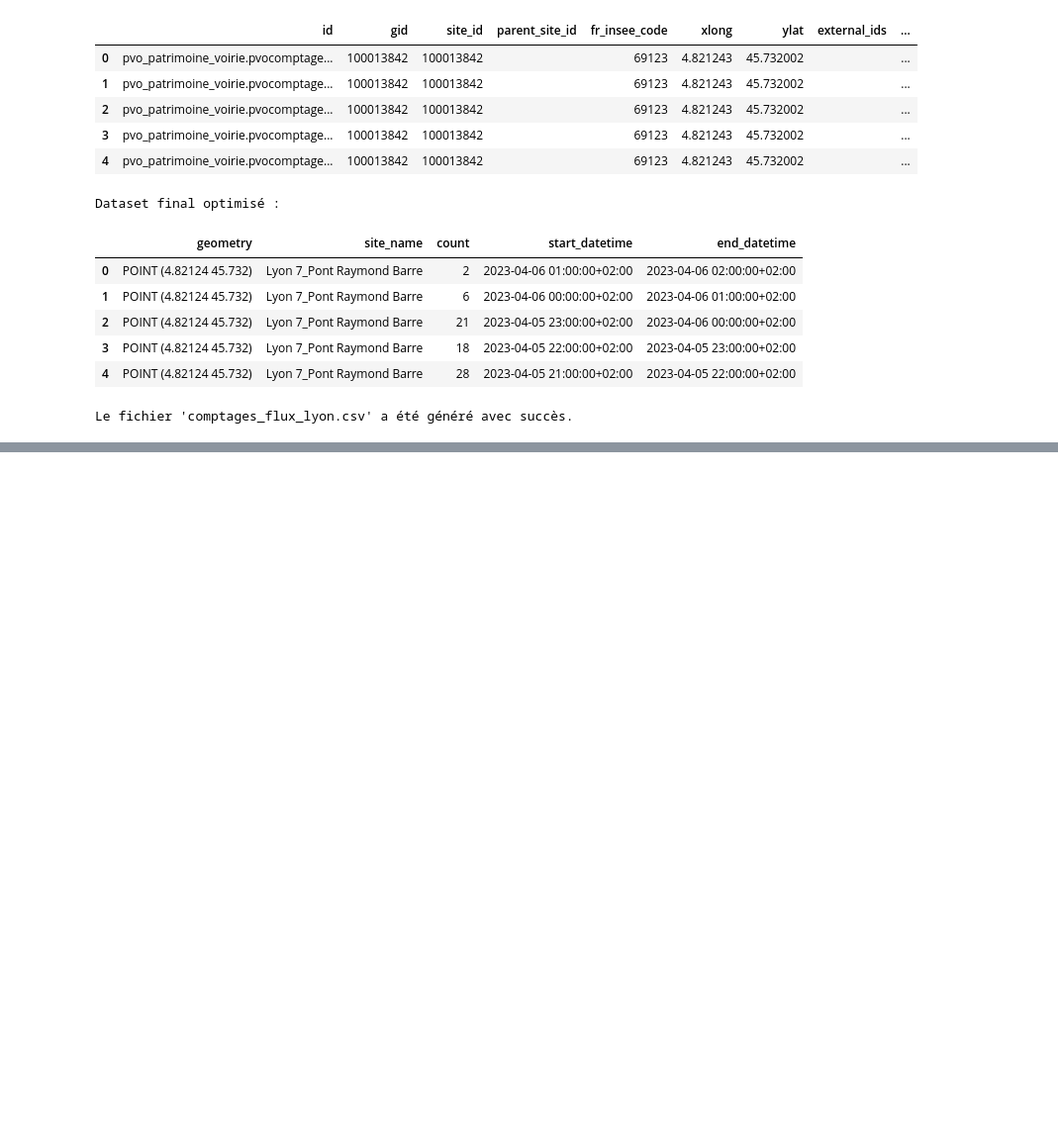
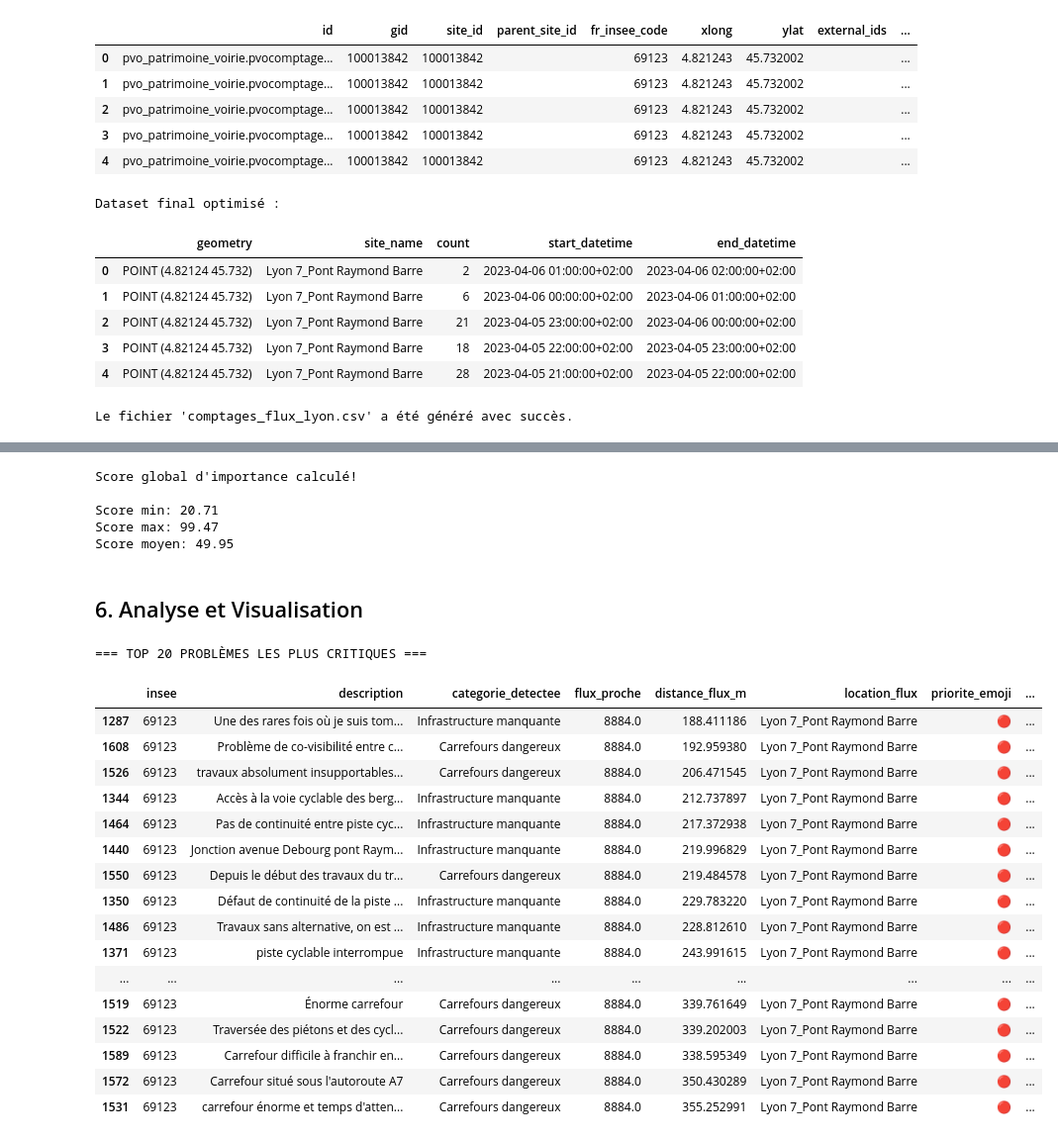
Before and after one commit to Lilian2588/datathon, a Jupyter notebook: main.ipynb, the cells around one changed output, grey strips where cells are left out. Shown at 99% size. Cells and saved outputs as stored; diff of their text form; code cells hidden in the pictures; blank space fills up the shorter version.

```diff
--- a/main.ipynb
+++ b/main.ipynb
@@ -324,0 +610,68 @@ Colonnes: ['Adresse', 'count', 'start_datetime', 'end_datetime', 'longitude', 'l
+# %%
+# Normalisation des variables (0-100)
+incidents_flux['flux_normalized'] = (
+    (incidents_flux['flux_proche'] - incidents_flux['flux_proche'].min()) /
+    (incidents_flux['flux_proche'].max() - incidents_flux['flux_proche'].min())
+) * 100
+
+# Proximité inversée (plus c'est proche, mieux c'est)
+incidents_flux['proximite_normalized'] = (
+    100 - ((incidents_flux['distance_flux_m'] - incidents_flux['distance_flux_m'].min()) /
+    (incidents_flux['distance_flux_m'].max() - incidents_flux['distance_flux_m'].min())) * 100
+)
+
+# Score d'urgence normalisé (on suppose que c'est sur une échelle de 1-3)
+incidents_flux['urgence_normalized'] = (incidents_flux['score_urgence'] / 3) * 100
+
+# Score de facilité normalisé
+incidents_flux['facilite_normalized'] = (incidents_flux['score_facilite'] / 3) * 100
+
+# Calcul du score global pondéré
+incidents_flux['score_importance_global'] = (
+    incidents_flux['flux_normalized'] * 0.40 +
+    incidents_flux['urgence_normalized'] * 0.30 +
+    incidents_flux['proximite_normalized'] * 0.20 +
+    incidents_flux['facilite_normalized'] * 0.10
+).round(2)
+
+print("Score global d'importance calculé!")
+print(f"\nScore min: {incidents_flux['score_importance_global'].min():.2f}")
+print(f"Score max: {incidents_flux['score_importance_global'].max():.2f}")
+print(f"Score moyen: {incidents_flux['score_importance_global'].mean():.2f}")
+# %% [output]
+Score global d'importance calculé!
+
+Score min: 20.71
+Score max: 99.47
+Score moyen: 49.95
+# %% [markdown]
+## 6. Analyse et Visualisation
+# %%
+# Top 20 problèmes les plus importants
+top_problemes = incidents_flux.nlargest(20, 'score_importance_global')[[
+    'insee', 'description', 'categorie_detectee',
+    'flux_proche', 'distance_flux_m', 'location_flux',
+    'priorite_emoji', 'priorite_label', 'score_importance_global'
+]]
+
+print("\n=== TOP 20 PROBLÈMES LES PLUS CRITIQUES ===")
+display(top_problemes)
+# %% [output]
+=== TOP 20 PROBLÈMES LES PLUS CRITIQUES ===
+|  | insee | description | categorie_detectee | flux_proche | distance_flux_m | location_flux | priorite_emoji | ... |
+| 1287 | 69123 | Une des rares fois où je suis tom... | Infrastructure manquante | 8884.0 | 188.411186 | Lyon 7_Pont Raymond Barre | 🔴 | ... |
+| 1608 | 69123 | Problème de co-visibilité entre c... | Carrefours dangereux | 8884.0 | 192.959380 | Lyon 7_Pont Raymond Barre | 🔴 | ... |
+| 1526 | 69123 | travaux absolument insupportables... | Carrefours dangereux | 8884.0 | 206.471545 | Lyon 7_Pont Raymond Barre | 🔴 | ... |
+| 1344 | 69123 | Accès à la voie cyclable des berg... | Infrastructure manquante | 8884.0 | 212.737897 | Lyon 7_Pont Raymond Barre | 🔴 | ... |
+| 1464 | 69123 | Pas de continuité entre piste cyc... | Infrastructure manquante | 8884.0 | 217.372938 | Lyon 7_Pont Raymond Barre | 🔴 | ... |
+| 1440 | 69123 | Jonction avenue Debourg pont Raym... | Infrastructure manquante | 8884.0 | 219.996829 | Lyon 7_Pont Raymond Barre | 🔴 | ... |
+| 1550 | 69123 | Depuis le début des travaux du tr... | Carrefours dangereux | 8884.0 | 219.484578 | Lyon 7_Pont Raymond Barre | 🔴 | ... |
+| 1350 | 69123 | Défaut de continuité de la piste ... | Infrastructure manquante | 8884.0 | 229.783220 | Lyon 7_Pont Raymond Barre | 🔴 | ... |
+| 1486 | 69123 | Travaux sans alternative, on est ... | Infrastructure manquante | 8884.0 | 228.812610 | Lyon 7_Pont Raymond Barre | 🔴 | ... |
+| 1371 | 69123 | piste cyclable interrompue | Infrastructure manquante | 8884.0 | 243.991615 | Lyon 7_Pont Raymond Barre | 🔴 | ... |
+| ... | ... | ... | ... | ... | ... | ... | ... | ... |
+| 1519 | 69123 | Énorme carrefour | Carrefours dangereux | 8884.0 | 339.761649 | Lyon 7_Pont Raymond Barre | 🔴 | ... |
+| 1522 | 69123 | Traversée des piétons et des cycl... | Carrefours dangereux | 8884.0 | 339.202003 | Lyon 7_Pont Raymond Barre | 🔴 | ... |
+| 1589 | 69123 | Carrefour difficile à franchir en... | Carrefours dangereux | 8884.0 | 338.595349 | Lyon 7_Pont Raymond Barre | 🔴 | ... |
+| 1572 | 69123 | Carrefour situé sous l'autoroute A7 | Carrefours dangereux | 8884.0 | 350.430289 | Lyon 7_Pont Raymond Barre | 🔴 | ... |
+| 1531 | 69123 | carrefour énorme et temps d'atten... | Carrefours dangereux | 8884.0 | 355.252991 | Lyon 7_Pont Raymond Barre | 🔴 | ... |
```
Also changed, not shown: parts of 23 cells of this notebook, 4 other files.
